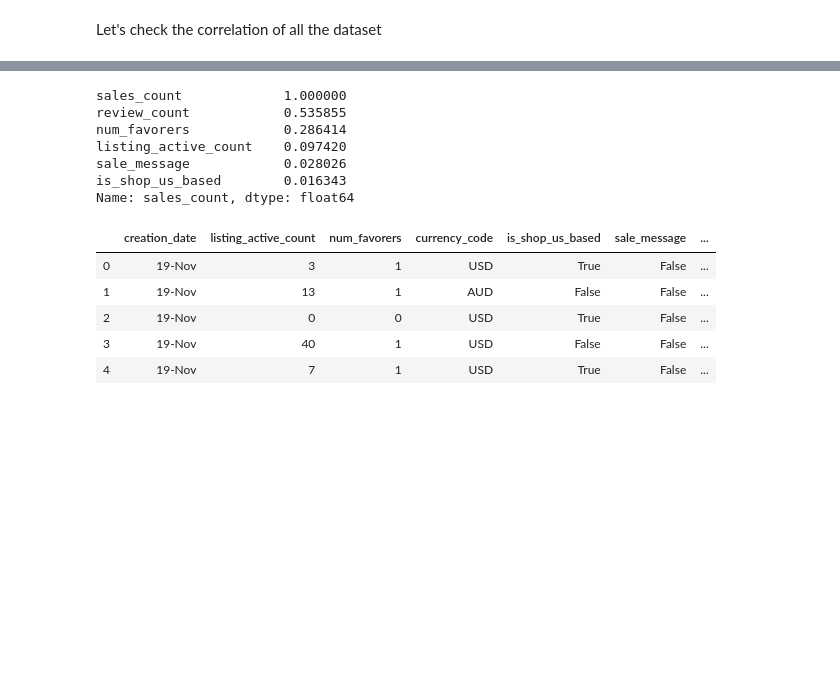
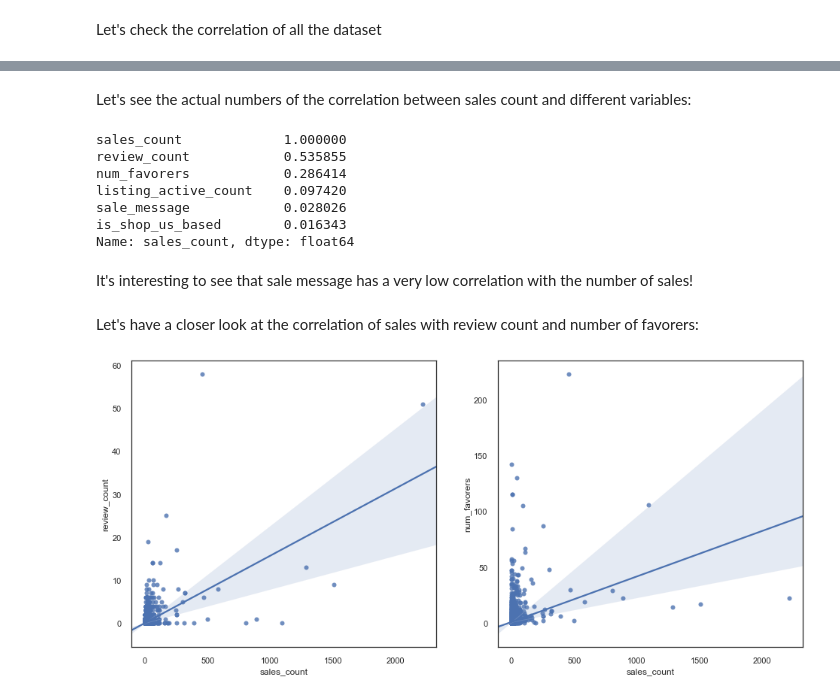
Before and after one commit to kristinakun/project-visualizing-real-world-data, a Jupyter notebook: code/main.ipynb, the cells around one changed output, grey strips where cells are left out. Drawn from its saved outputs; the diff is of its cells as text; code cells hidden in the pictures; blank space fills up the shorter version.

```diff
--- a/code/main.ipynb
+++ b/code/main.ipynb
@@ -355 +357,3 @@ sns.heatmap(corr, mask=mask, cmap=cmap, vmax=.3, center=0,
+# %% [markdown]
+Let's see the actual numbers of the correlation between sales count and different variables:
 # %%
@@ -365,12 +367,19 @@ listing_active_count    0.097420
 sale_message            0.028026
 is_shop_us_based        0.016343
 Name: sales_count, dtype: float64
-# %%
-data.head()
-# %% [output]
-|  | creation_date | listing_active_count | num_favorers | currency_code | is_shop_us_based | sale_message | ... |
-| 0 | 19-Nov | 3 | 1 | USD | True | False | ... |
-| 1 | 19-Nov | 13 | 1 | AUD | False | False | ... |
-| 2 | 19-Nov | 0 | 0 | USD | True | False | ... |
-| 3 | 19-Nov | 40 | 1 | USD | False | False | ... |
-| 4 | 19-Nov | 7 | 1 | USD | True | False | ... |
+# %% [markdown]
+It's interesting to see that sale message has a very low correlation with the number of sales!
+# %% [markdown]
+Let's have a closer look at the correlation of sales with review count and number of favorers:
+# %%
+fig = plt.figure(1, figsize = (16,7))
+
+ax1 = fig.add_subplot(1, 2, 1)
+sns.regplot(x = "sales_count", y = "review_count", data=data)
+
+ax2 = fig.add_subplot(1, 2, 2)
+sns.regplot(x = "sales_count", y = "num_favorers", data=data)
+
+plt.show()
+# %% [output]
+[figure, added]
```
Also changed, not shown: parts of 21 cells of this notebook, 1 other file.
